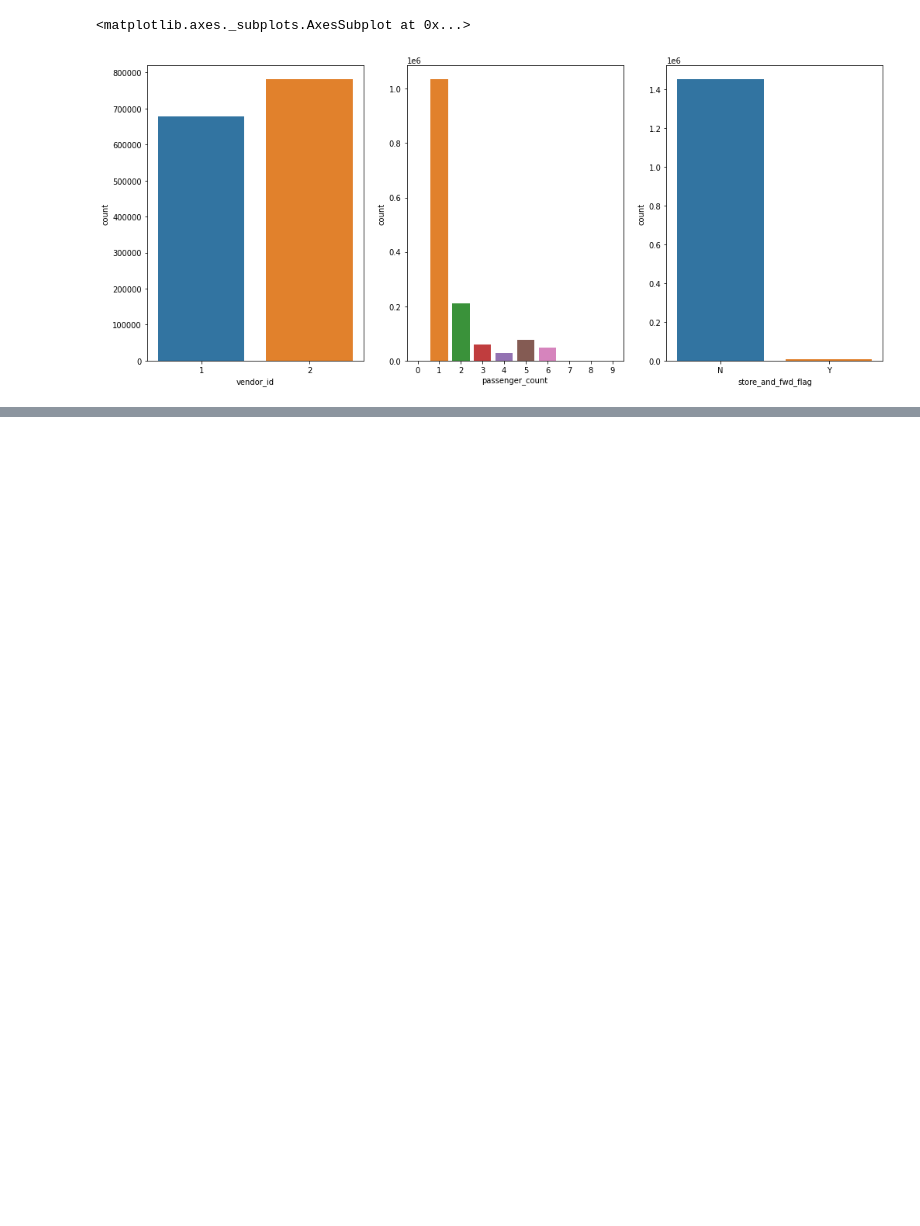
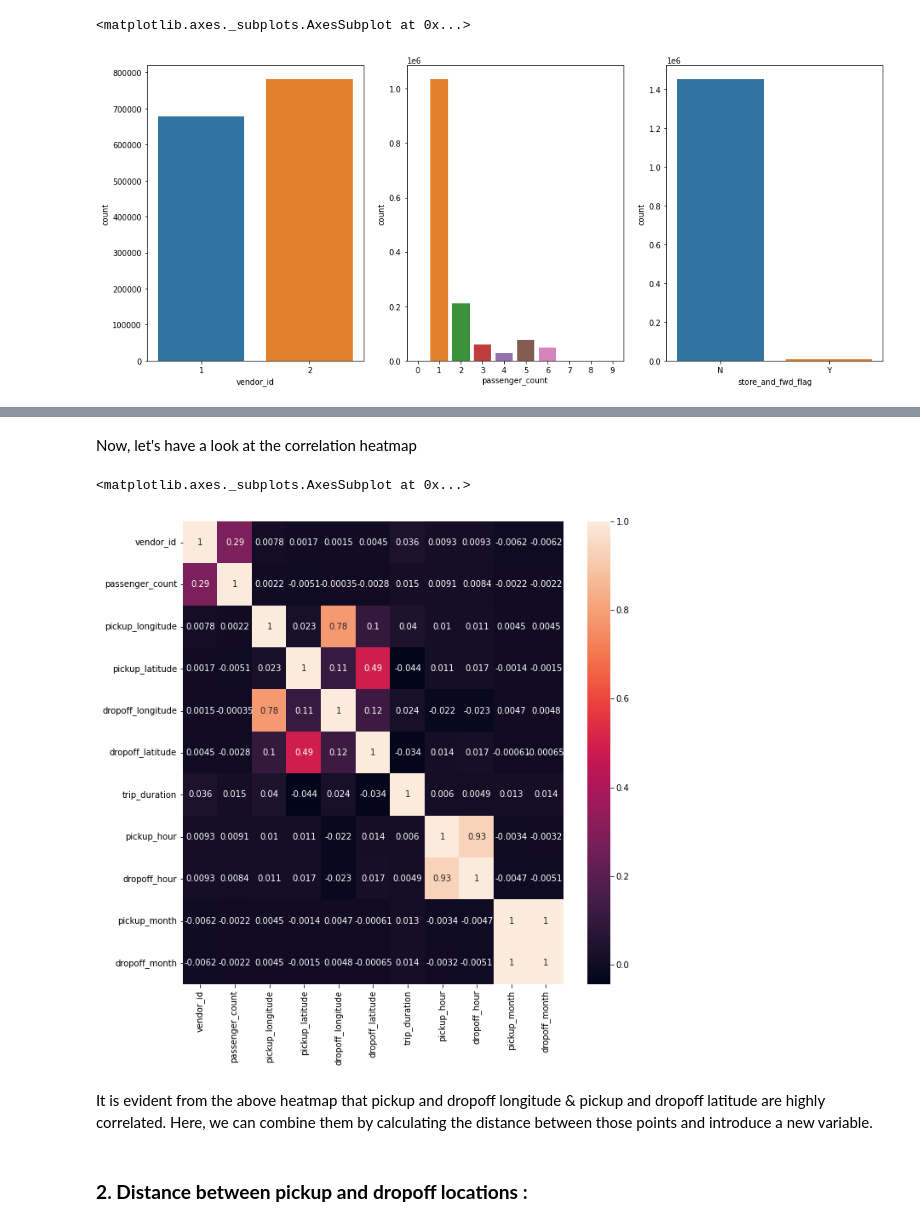
Before and after one commit to Subhajit53/NYC-Taxi-Trip-Time-Prediction, a Jupyter notebook: NYC_Taxi_Trip_Time_Prediction_Colab_Notebook.ipynb, the cells around one changed output, grey strips where cells are left out. Cells and saved outputs as stored; diff of their text form; code cells hidden in the pictures; blank space fills up the shorter version.

```diff
--- a/NYC_Taxi_Trip_Time_Prediction_Colab_Notebook.ipynb
+++ b/NYC_Taxi_Trip_Time_Prediction_Colab_Notebook.ipynb
@@ -205,0 +251,17 @@ sns.countplot(data = taxi_df, x = 'store_and_fwd_flag')
+# %%
+# Dropping the pickup and dropoff datetime columns
+taxi_df.drop(['pickup_datetime', 'dropoff_datetime'], axis = 1, inplace = True)
+# %% [markdown]
+Now, let's have a look at the correlation heatmap
+# %%
+# Plotting correlation heatmap
+corrmat = taxi_df.corr()
+plt.figure(figsize = (10,10))
+sns.heatmap(corrmat, annot = True)
+# %% [output]
+<matplotlib.axes._subplots.AxesSubplot at 0x...>
+[figure, added]
+# %% [markdown]
+It is evident from the above heatmap that pickup and dropoff longitude & pickup and dropoff latitude are highly correlated. Here, we can combine them by calculating the distance between those points and introduce a new variable.
+# %% [markdown]
+### **2. Distance between pickup and dropoff locations :**
```
Also changed, not shown: parts of 77 cells of this notebook.
